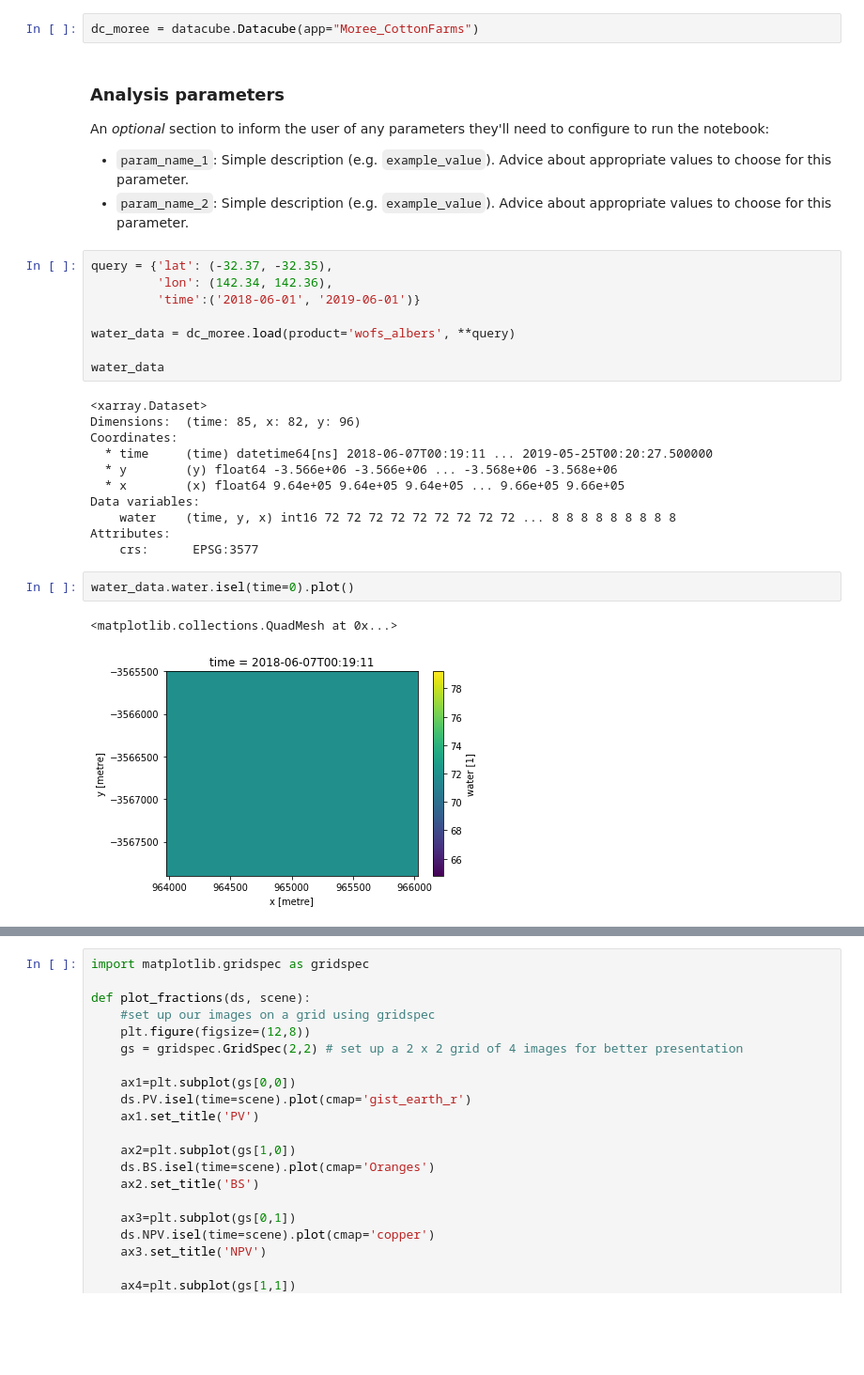
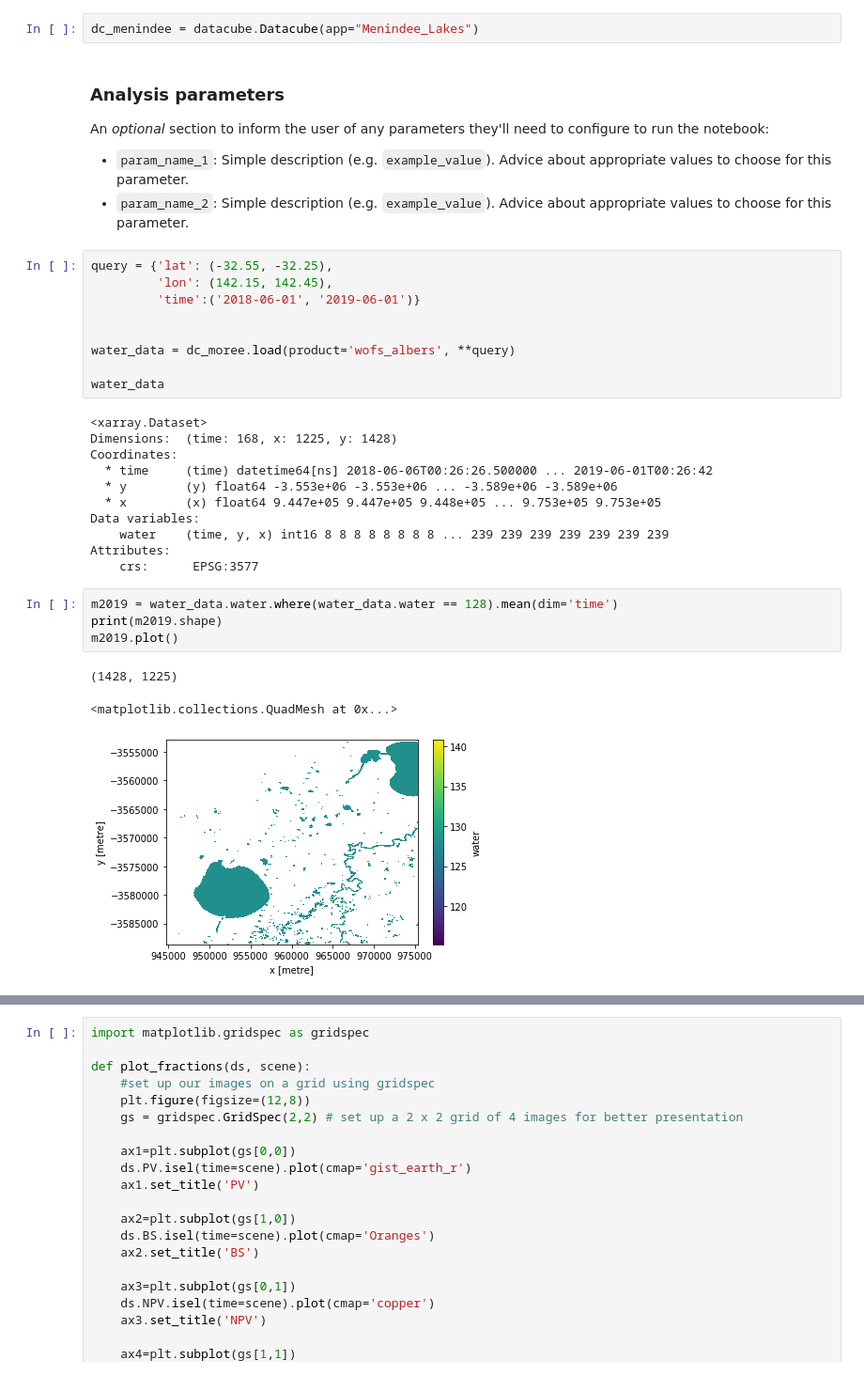
Before and after one commit to GeoscienceAustralia/dea-notebooks, a Jupyter notebook: DEA_spatial_analysts_course/day_2/Menindee_lakes.ipynb, the cells around one changed output, grey strips where cells are left out. Shown at 94% size. Cells and saved outputs as stored; diff of their text form; blank space fills up the shorter version.

```diff
--- a/DEA_spatial_analysts_course/day_2/Menindee_lakes.ipynb
+++ b/DEA_spatial_analysts_course/day_2/Menindee_lakes.ipynb
@@ -74,7 +74,7 @@ from dea_datahandling import load_ard
 ### Connect to the datacube
 Give your datacube app a unique name that is consistent with the purpose of the notebook.
 # %%
-dc_moree = datacube.Datacube(app="Moree_CottonFarms")
+dc_menindee = datacube.Datacube(app="Menindee_Lakes")
 # %% [markdown]
 ### Analysis parameters
 
@@ -82,26 +82,30 @@ An *optional* section to inform the user of any parameters they'll need to confi
 * `param_name_1`: Simple description (e.g. `example_value`). Advice about appropriate values to choose for this parameter.
 * `param_name_2`: Simple description (e.g. `example_value`). Advice about appropriate values to choose for this parameter.
 # %%
-query = {'lat': (-32.37, -32.35),
-         'lon': (142.34, 142.36),
+query = {'lat': (-32.55, -32.25),
+         'lon': (142.15, 142.45),
          'time':('2018-06-01', '2019-06-01')}
+
 
 water_data = dc_moree.load(product='wofs_albers', **query)
 
 water_data
 # %% [output]
 <xarray.Dataset>
-Dimensions:  (time: 85, x: 82, y: 96)
+Dimensions:  (time: 168, x: 1225, y: 1428)
 Coordinates:
-  * time     (time) datetime64[ns] 2018-06-07T00:19:11 ... 2019-05-25T00:20:27.500000
-  * y        (y) float64 -3.566e+06 -3.566e+06 ... -3.568e+06 -3.568e+06
-  * x        (x) float64 9.64e+05 9.64e+05 9.64e+05 ... 9.66e+05 9.66e+05
+  * time     (time) datetime64[ns] 2018-06-06T00:26:26.500000 ... 2019-06-01T00:26:42
+  * y        (y) float64 -3.553e+06 -3.553e+06 ... -3.589e+06 -3.589e+06
+  * x        (x) float64 9.447e+05 9.447e+05 9.448e+05 ... 9.753e+05 9.753e+05
 Data variables:
-    water    (time, y, x) int16 72 72 72 72 72 72 72 72 72 ... 8 8 8 8 8 8 8 8 8
+    water    (time, y, x) int16 8 8 8 8 8 8 8 8 ... 239 239 239 239 239 239 239
 Attributes:
     crs:      EPSG:3577
-# %%
-water_data.water.isel(time=0).plot()
-# %% [output]
-<matplotlib.collections.QuadMesh at 0x...>
-[figure, removed]
+# %%
+m2019 = water_data.water.where(water_data.water == 128).mean(dim='time')
+print(m2019.shape)
+m2019.plot()
+# %% [output]
+(1428, 1225)
+<matplotlib.collections.QuadMesh at 0x...>
+[figure, added]
```
Also changed, not shown: parts of 18 cells of this notebook, 2 other files.
